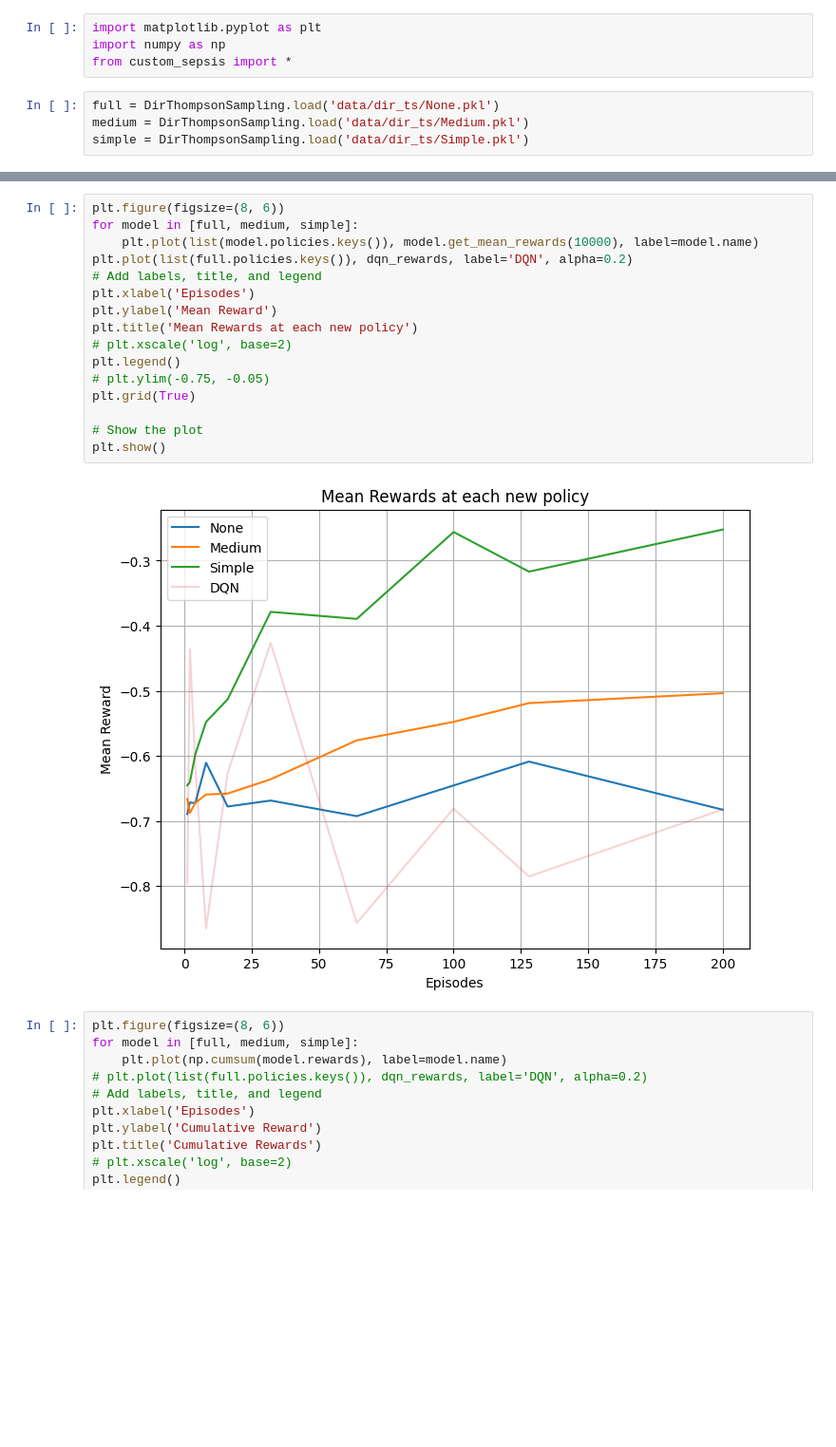
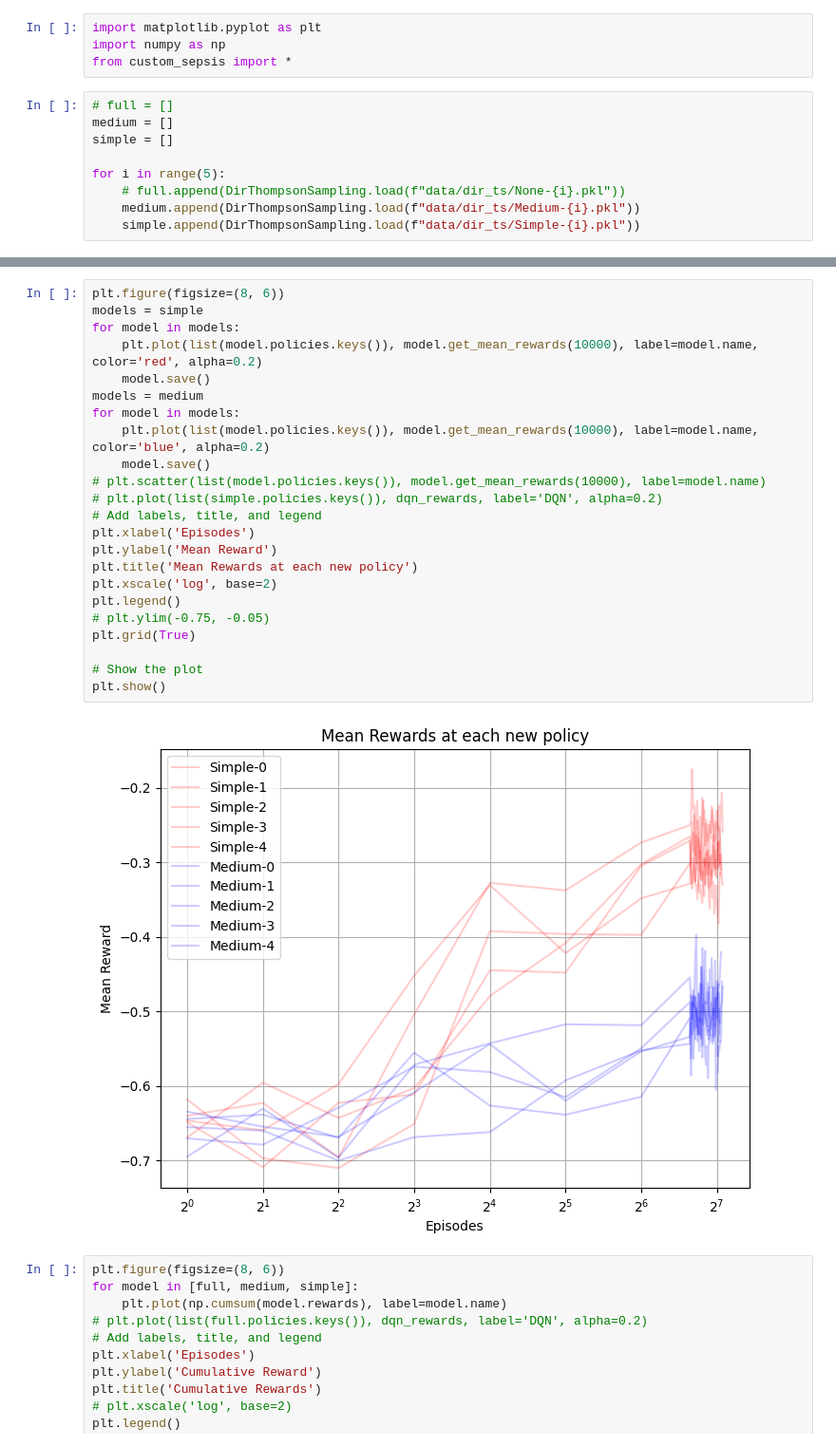
Before and after one commit to luisastue/hc-rl-thompson-sampling, a Jupyter notebook: sepsis/custom_sepsis/src/custom_sepsis/ts_plots.ipynb, the cells around one changed output, grey strips where cells are left out. Shown: that part at 95% size. Saved outputs shown, nothing was run; the diff lists cells and outputs as text; blank space fills up the shorter version.

```diff
--- a/sepsis/custom_sepsis/src/custom_sepsis/ts_plots.ipynb
+++ b/sepsis/custom_sepsis/src/custom_sepsis/ts_plots.ipynb
@@ -3,7 +3,12 @@ import matplotlib.pyplot as plt
 import numpy as np
 from custom_sepsis import *
 # %%
-full = DirThompsonSampling.load('data/dir_ts/None.pkl')
-medium = DirThompsonSampling.load('data/dir_ts/Medium.pkl')
-simple = DirThompsonSampling.load('data/dir_ts/Simple.pkl')
+# full = []
+medium = []
+simple = []
+
+for i in range(5):
+    # full.append(DirThompsonSampling.load(f"data/dir_ts/None-{i}.pkl"))
+    medium.append(DirThompsonSampling.load(f"data/dir_ts/Medium-{i}.pkl"))
+    simple.append(DirThompsonSampling.load(f"data/dir_ts/Simple-{i}.pkl"))
 # %%
@@ -13,21 +18,28 @@ dqn_rewards = [evaluate_policy(policy, 10000) for policy in dqn_policies]
 # %%
 plt.figure(figsize=(8, 6))
-for model in [full, medium, simple]:
-    plt.plot(list(model.policies.keys()), model.get_mean_rewards(10000), label=model.name)
-plt.plot(list(full.policies.keys()), dqn_rewards, label='DQN', alpha=0.2)
+models = simple
+for model in models:
+    plt.plot(list(model.policies.keys()), model.get_mean_rewards(10000), label=model.name, color='red', alpha=0.2)
+    model.save()
+models = medium
+for model in models:
+    plt.plot(list(model.policies.keys()), model.get_mean_rewards(10000), label=model.name, color='blue', alpha=0.2)
+    model.save()
+# plt.scatter(list(model.policies.keys()), model.get_mean_rewards(10000), label=model.name)
+# plt.plot(list(simple.policies.keys()), dqn_rewards, label='DQN', alpha=0.2)
 # Add labels, title, and legend
 plt.xlabel('Episodes')
 plt.ylabel('Mean Reward')
 plt.title('Mean Rewards at each new policy')
-# plt.xscale('log', base=2)
+plt.xscale('log', base=2)
 plt.legend()
 # plt.ylim(-0.75, -0.05)
 plt.grid(True)
 
 # Show the plot
 plt.show()
 # %% [output]
-[figure, old version]
+[figure, new version]
 # %%
 plt.figure(figsize=(8, 6))
 for model in [full, medium, simple]:
```
Also changed, not shown: parts of 1 cell of this notebook, 3 other files.
